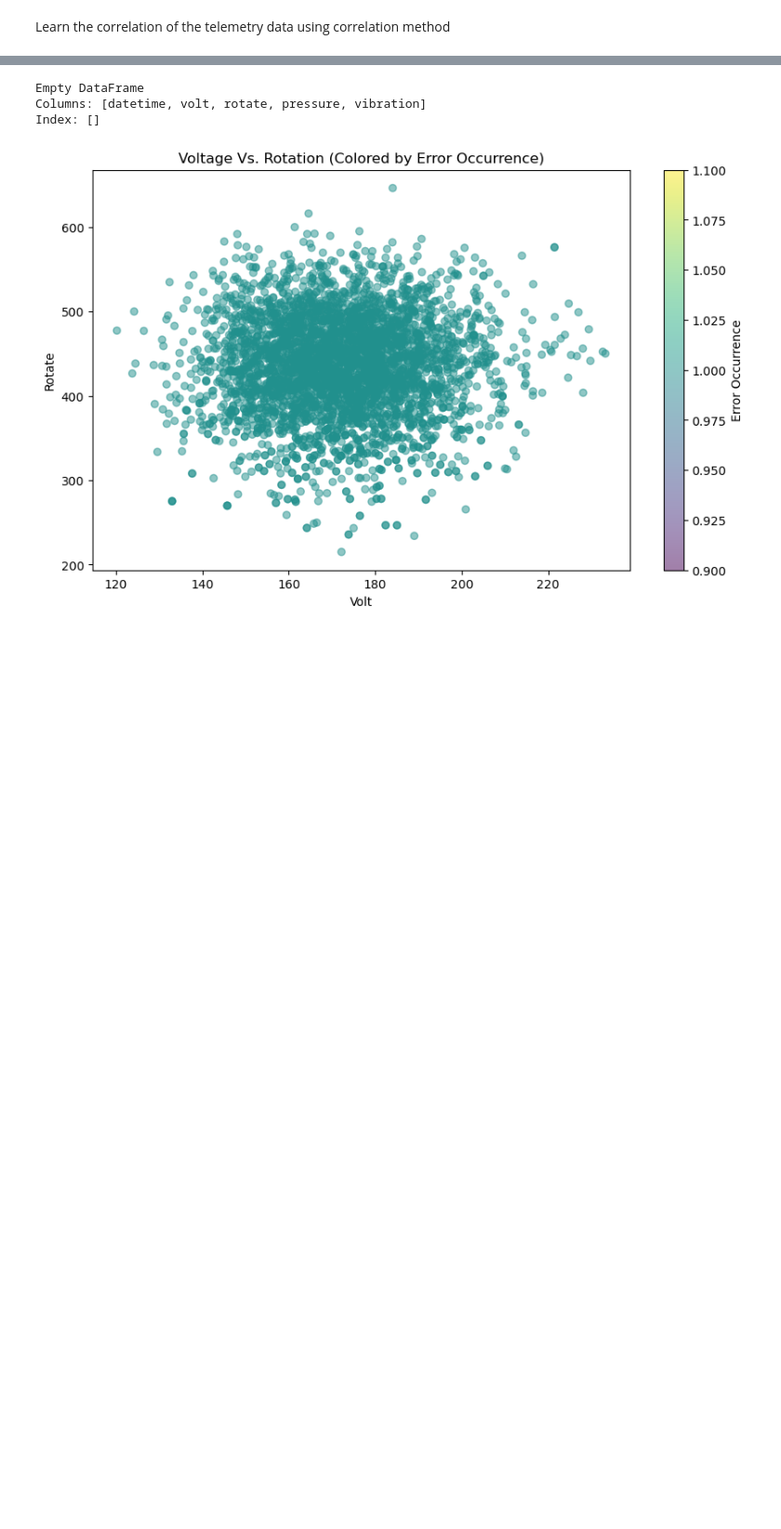
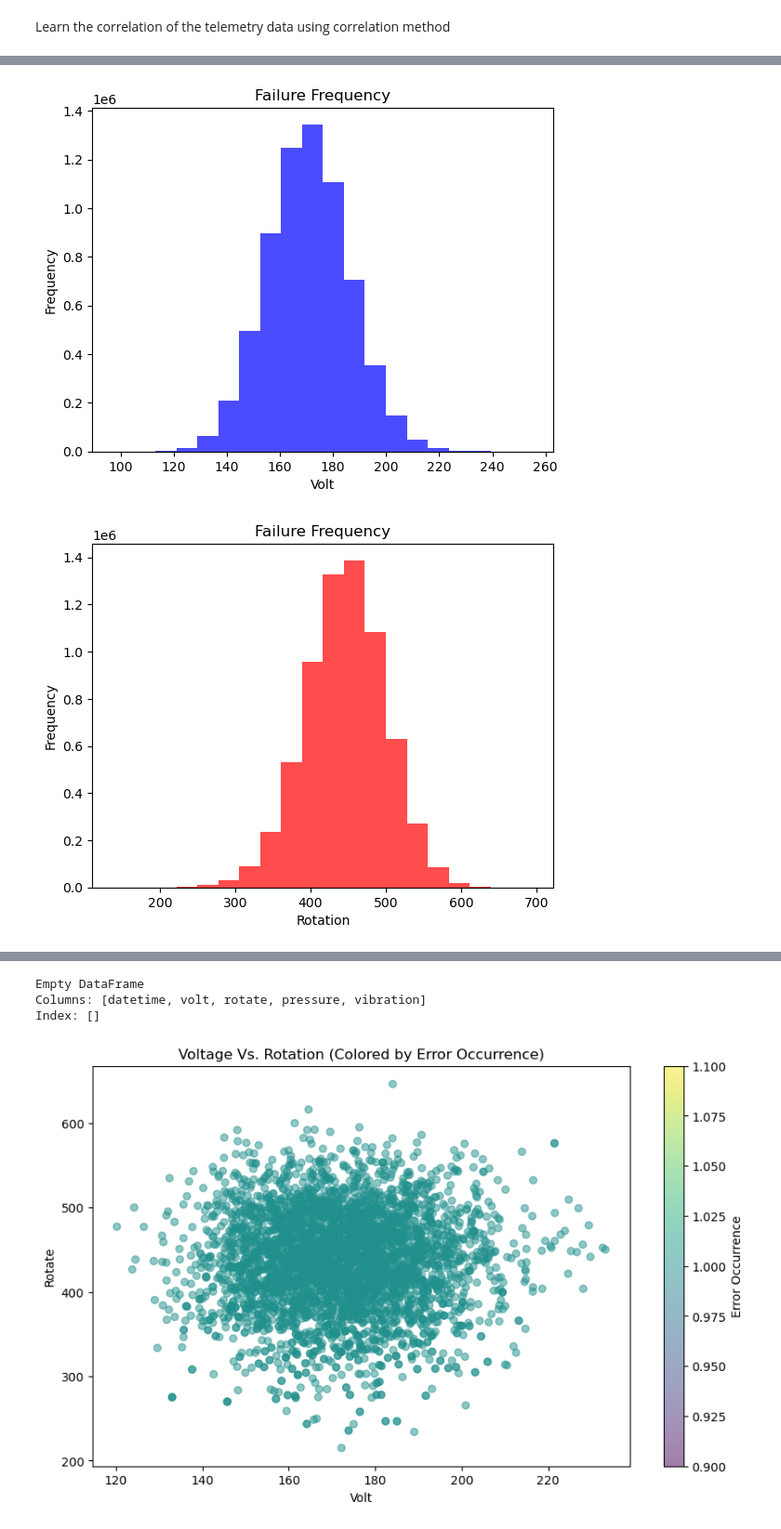
Before and after one commit to Nunusavi/Predictive-Maintenance-for-Industrial-Equipment, a Jupyter notebook: Data processing.ipynb, the cells around one changed output, grey strips where cells are left out. Shown at 93% size. Saved outputs shown, nothing was run; the diff lists cells and outputs as text; code cells hidden in the pictures; blank space fills up the shorter version.

```diff
--- a/Data processing.ipynb
+++ b/Data processing.ipynb
@@ -250,0 +212,11 @@ NameError: name 'telemetry_With_failures' is not defined
+# %%
+merged_failure = pd.merge(telemetry, failures[['machineID', 'failure']], how='left', on='machineID')
+
+failed_telemery = merged_failure[merged_failure['failure'].notnull()]
+
+# encode the failure column to 1 and 0
+failed_telemery = failed_telemery.replace({'comp1': 1, 'comp2': 2, 'comp3': 3, 'comp4': 4, 'comp5': 5})
+
+
+
+display(merged_failure)
@@ -250,0 +237,34 @@ NameError: name 'telemetry_With_failures' is not defined
+# %%
+plt.hist(failed_telemery['volt'], bins=20, color='blue', alpha=0.7, label='Voltage')
+plt.xlabel('Volt')
+plt.ylabel('Frequency')
+plt.title('Failure Frequency')
+plt.show()
+
+plt.hist(failed_telemery['rotate'], bins=20, color='red', alpha=0.7, label='Rotation')
+plt.xlabel('Rotation')
+plt.ylabel('Frequency')
+plt.title('Failure Frequency')
+plt.show()
+
+plt.hist(failed_telemery['pressure'], bins=20, color='green', alpha=0.7, label='Pressure')
+plt.xlabel('Pressure')
+plt.ylabel('Frequency')
+plt.title('Failure Frequency')
+plt.show()
+
+plt.hist(failed_telemery['vibration'], bins=20, color='purple', alpha=0.7, label='Vibration')
+plt.xlabel('Vibration')
+plt.ylabel('Frequency')
+plt.title('Failure Frequency')
+plt.show()
+
+plt.figure(figsize=(12, 6))
+sns.countplot(x='failure', data=failures)
+plt.title('Frequency of Failures by Component')
+plt.xlabel('Component')
+plt.ylabel('Frequency of Failures')
+plt.show()
+# %% [output]
+[figure, added]
+[figure, added]
```
Also changed, not shown: parts of 21 cells of this notebook, 3 other files.
